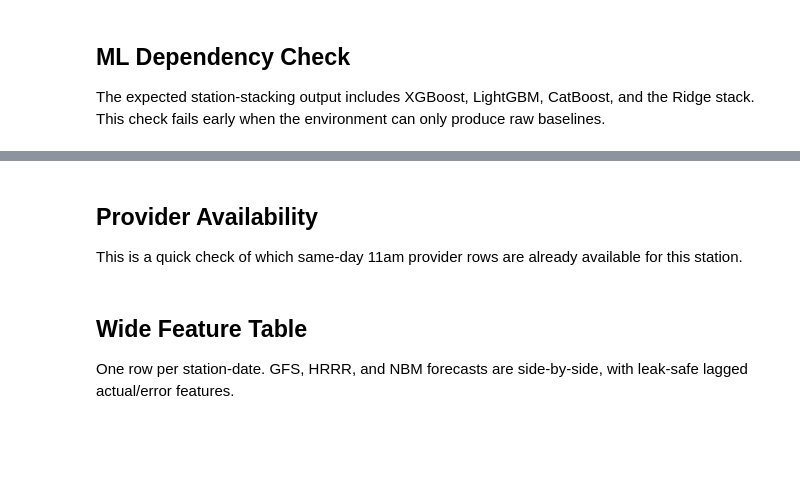
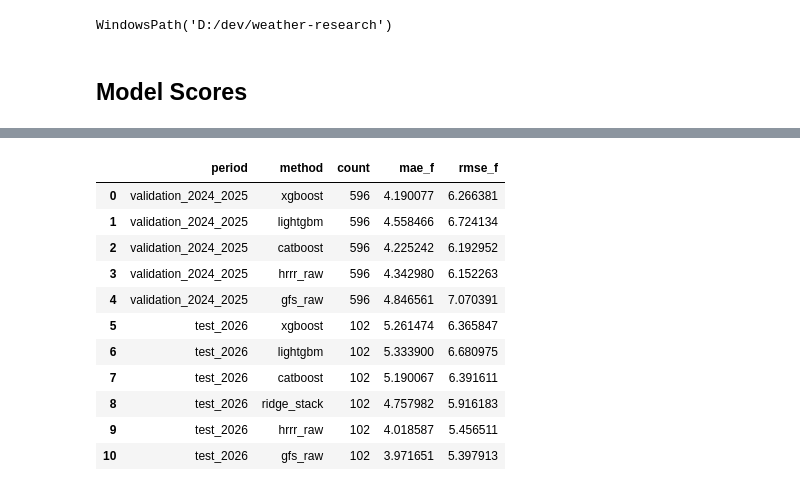
Before and after one commit to FarisFadilArifin/weather-research, a Jupyter notebook: notebooks/station_stacking/stacking_KAUS.ipynb, the cells around one changed output, grey strips where cells are left out. Saved outputs shown, nothing was run; the diff lists cells and outputs as text; code cells hidden in the pictures; blank space fills up the shorter version.

Commit message:
Add station stacking v2 workflow

```diff
--- a/notebooks/station_stacking/stacking_KAUS.ipynb
+++ b/notebooks/station_stacking/stacking_KAUS.ipynb
@@ -9,6 +7,10 @@ This is the current ML workflow: it predicts `actual_high_f` directly from same-
 # %%
 from pathlib import Path
 import sys
+import warnings
+
+warnings.filterwarnings("ignore", message="IProgress not found.*")
+warnings.filterwarnings("ignore", message="Skipping features without any observed values.*")
 
 PROJECT_ROOT = Path.cwd().resolve()
 while not (PROJECT_ROOT / "src" / "calibration" / "station_stacking.py").exists():
@@ -19,5 +21,10 @@ if str(PROJECT_ROOT) not in sys.path:
     sys.path.insert(0, str(PROJECT_ROOT))
 
 STATION_ID = "KAUS"
-FAST_MODE = True
+FAST_MODE = False
+OPTUNA_TRIALS = 100
+STACK_OPTUNA_TRIALS = 50
+OPTUNA_VERBOSE = True
 PROJECT_ROOT
+# %% [output]
+WindowsPath('D:/dev/weather-research')
@@ -39,4 +30,0 @@ from src.calibration.station_stacking import (
-# %% [markdown]
-## ML Dependency Check
-
-The expected station-stacking output includes XGBoost, LightGBM, CatBoost, and the Ridge stack. This check fails early when the environment can only produce raw baselines.
@@ -43,3 +37,5 @@ The expected station-stacking output includes XGBoost, LightGBM, CatBoost, and t
+# %% [markdown]
+## Model Scores
 # %%
 missing_packages = missing_model_dependencies()
 if missing_packages:
@@ -48,4 +44,15 @@ if missing_packages:
         + ", ".join(missing_packages)
         + ". Install them with: python -m pip install -r requirements.txt"
     )
-missing_packages
+
+config = StationStackingConfig(
+    station_id=STATION_ID,
+    project_root=PROJECT_ROOT,
+    fast_mode=FAST_MODE,
+    optuna_trials=OPTUNA_TRIALS,
+    stack_optuna_trials=STACK_OPTUNA_TRIALS,
+    optuna_verbose=OPTUNA_VERBOSE,
+)
+result = run_station_year_split_experiment(config)
+result.scoreboard
+# %% [output]
@@ -52,4 +76,12 @@ missing_packages
+|  | period | method | count | mae_f | rmse_f |
+| 0 | validation_2024_2025 | xgboost | 596 | 4.190077 | 6.266381 |
+| 1 | validation_2024_2025 | lightgbm | 596 | 4.558466 | 6.724134 |
+| 2 | validation_2024_2025 | catboost | 596 | 4.225242 | 6.192952 |
+| 3 | validation_2024_2025 | hrrr_raw | 596 | 4.342980 | 6.152263 |
+| 4 | validation_2024_2025 | gfs_raw | 596 | 4.846561 | 7.070391 |
+| 5 | test_2026 | xgboost | 102 | 5.261474 | 6.365847 |
+| 6 | test_2026 | lightgbm | 102 | 5.333900 | 6.680975 |
+| 7 | test_2026 | catboost | 102 | 5.190067 | 6.391611 |
+| 8 | test_2026 | ridge_stack | 102 | 4.757982 | 5.916183 |
+| 9 | test_2026 | hrrr_raw | 102 | 4.018587 | 5.456511 |
+| 10 | test_2026 | gfs_raw | 102 | 3.971651 | 5.397913 |
-# %% [markdown]
-## Provider Availability
-
-This is a quick check of which same-day 11am provider rows are already available for this station.
@@ -60,4 +87,0 @@ station_availability
-# %% [markdown]
-## Wide Feature Table
-
-One row per station-date. GFS, HRRR, and NBM forecasts are side-by-side, with leak-safe lagged actual/error features.
```
Also changed, not shown: parts of 18 cells of this notebook, 20 other files.
